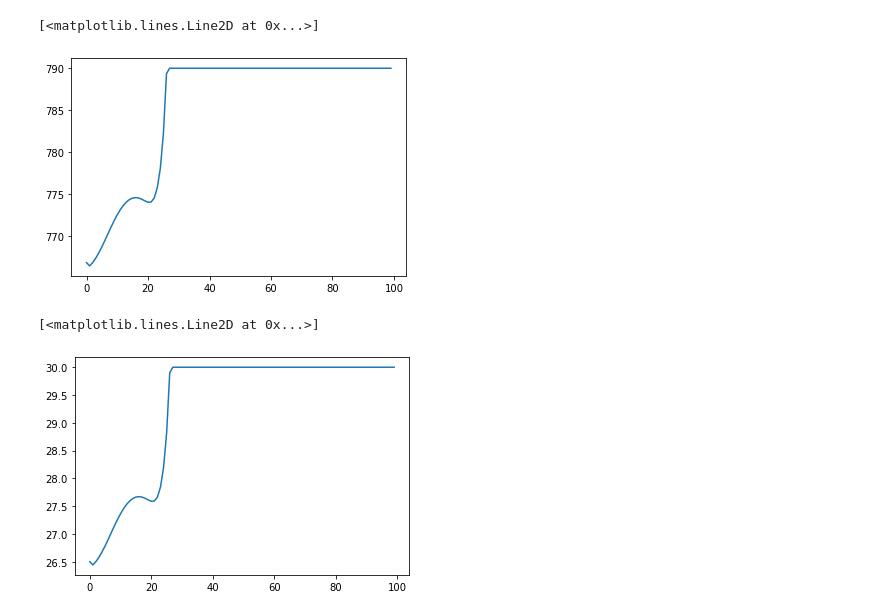
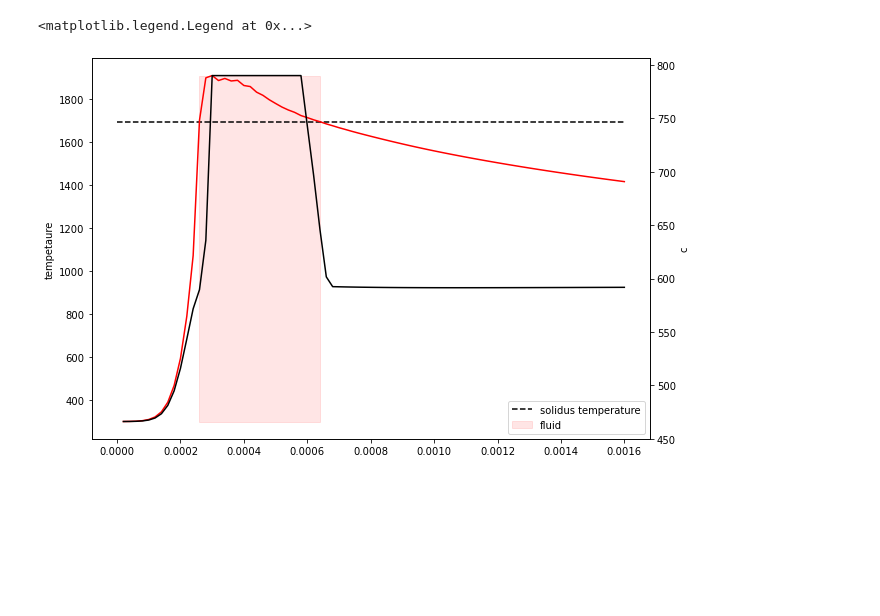
Before and after one commit to snilsn/SLM-finite-volumes, a Jupyter notebook: 3d heat convection.ipynb, the cells around one changed output. Saved outputs shown, nothing was run; the diff lists cells and outputs as text; code cells hidden in the pictures; blank space fills up the shorter version.

```diff
--- a/3d heat convection.ipynb
+++ b/3d heat convection.ipynb
@@ -55,6 +55,8 @@ konv_diff_eq = TransientTerm(var = sensible_heat) == DiffusionTerm(var = sensibl
 heat_radiation = -c.faceValue[mesh.facesTop]*sigma+steel_emissivity*(temperature.faceValue[mesh.facesTop]**4-300**4)/k.faceValue[mesh.facesTop]
 sensible_heat.faceGrad[2].constrain(heat_radiation, where = mesh.facesTop)
 
+middle = -int(N_x*11+35)
+
 c_measure = []
 k_measure = []
 t_measure = []
@@ -101,8 +103,6 @@ for i in range(time_steps):
     time += dt
     clear_output()
 
-    middle = -int(N_x*N_y/2)
-
     k_measure.append(numerix.array(k)[middle])
     c_measure.append(numerix.array(c)[middle])
     t_measure.append(numerix.array(temperature)[middle])
@@ -112,6 +112,7 @@ for i in range(time_steps):
 
         hatch += 1
         x_pos = 0.0
+        break
 
         if hatch == hatches:
 
@@ -178 +179,6 @@ plotting_utils.plot_2d_yz(temperature, 47)
+# %%
+c_measure = np.array(c_measure)
+k_measure = np.array(k_measure)
+t_measure = np.array(t_measure)
+time_measure = np.array(time_measure)
 # %%
@@ -185,10 +192,20 @@ plt.plot(np.array(time_measure)[np.array(t_measure)>steel_T_L], np.array(t_measu
 # %%
-plt.plot(c_measure)
+fig, ax1 = plt.subplots()
+fig.set_figheight(7)
+fig.set_figwidth(10)
+
+ax1.plot(time_measure, t_measure, 'r-')
+ax1.set_ylabel('tempetaure')
+ax1.hlines(steel_T_S, 0, time_measure[-1], 'k',linestyle = '--', label = 'solidus temperature')
+#ax1.hlines(steel_T_L, 0, time_measure[-1], 'y',linestyle = '--',label = 'liquidus temperature')
+mask = t_measure>steel_T_S
+ax1.fill_betweenx([np.min(t_measure), np.max(t_measure)], time_measure[mask][0], time_measure[mask][-1], color = 'red', alpha = 0.1, label = 'fluid')
+
+ax2 = ax1.twinx()
+ax2.plot(time_measure, c_measure, 'k-')
+ax2.set_ylabel('c')
+
+ax1.legend(loc = 'lower right')
 # %% [output]
-[<matplotlib.lines.Line2D at 0x...>]
+<matplotlib.legend.Legend at 0x...>
-[figure, old version]
+[figure, new version]
-# %%
-plt.plot(k_measure)
-# %% [output]
-[<matplotlib.lines.Line2D at 0x...>]
-[figure, removed]
```
Also changed, not shown: parts of 11 cells of this notebook, 3 other files.
